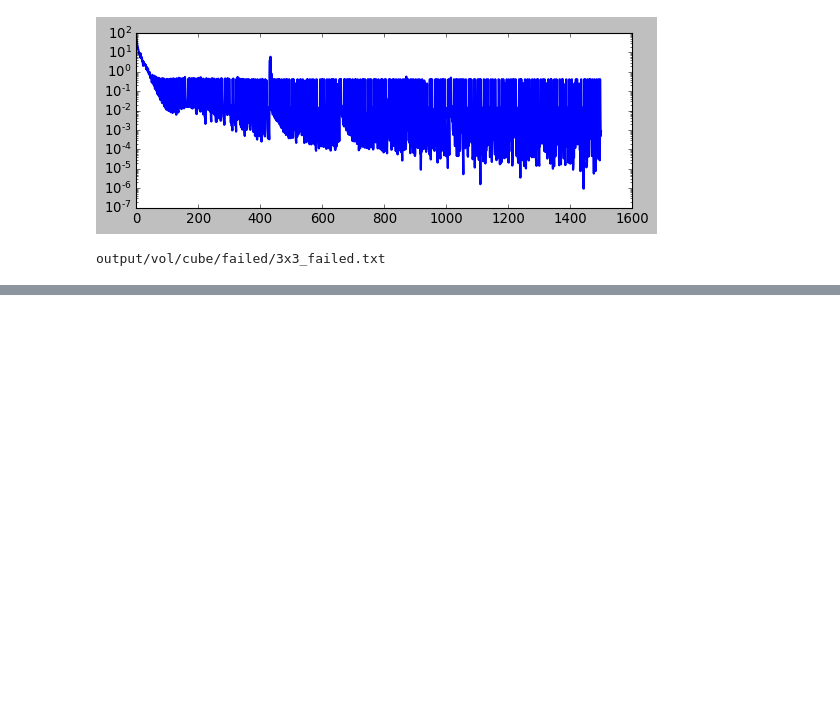
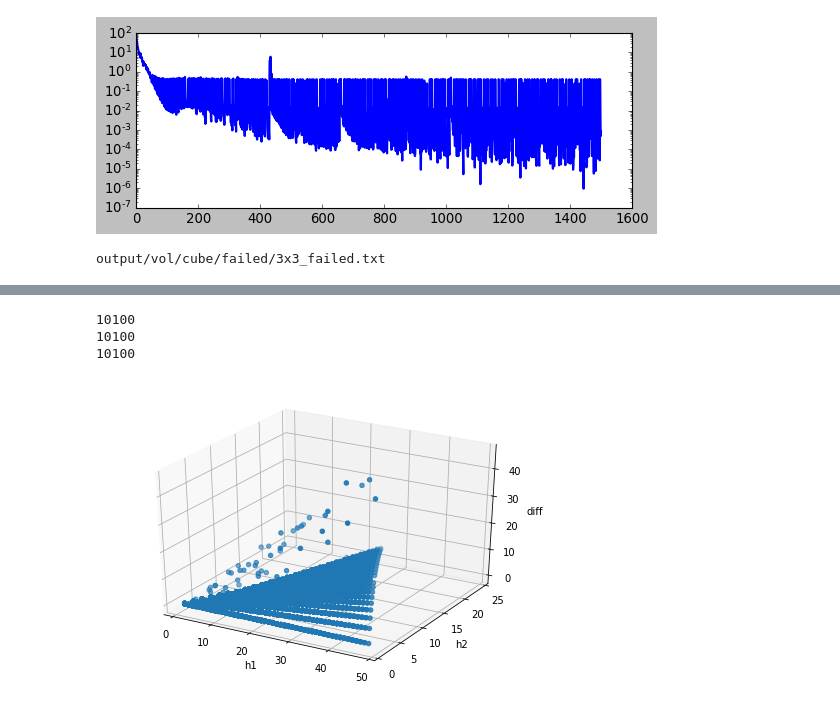
Before and after one commit to caoandong/Calabi_Yau, a Jupyter notebook: Polyhedra_test.ipynb, the cells around one changed output, grey strips where cells are left out. Cells and saved outputs as stored; diff of their text form; code cells hidden in the pictures; blank space fills up the shorter version.

```diff
--- a/Polyhedra_test.ipynb
+++ b/Polyhedra_test.ipynb
@@ -173,0 +279,17 @@ output/vol/cube/failed/3x3_failed.txt
+# %%
+from mpl_toolkits.mplot3d import Axes3D
+fig = plt.figure()
+ax = Axes3D(fig)
+print len(test_x)
+print len(test_y)
+print len(diff_list)
+ax.scatter(test_x, test_y, diff_list)
+ax.set_xlabel('h1')
+ax.set_ylabel('h2')
+ax.set_zlabel('diff')
+plt.show()
+# %% [output]
+10100
+10100
+10100
+[figure, added]
```
Also changed, not shown: parts of 5 cells of this notebook, 2 other files.
